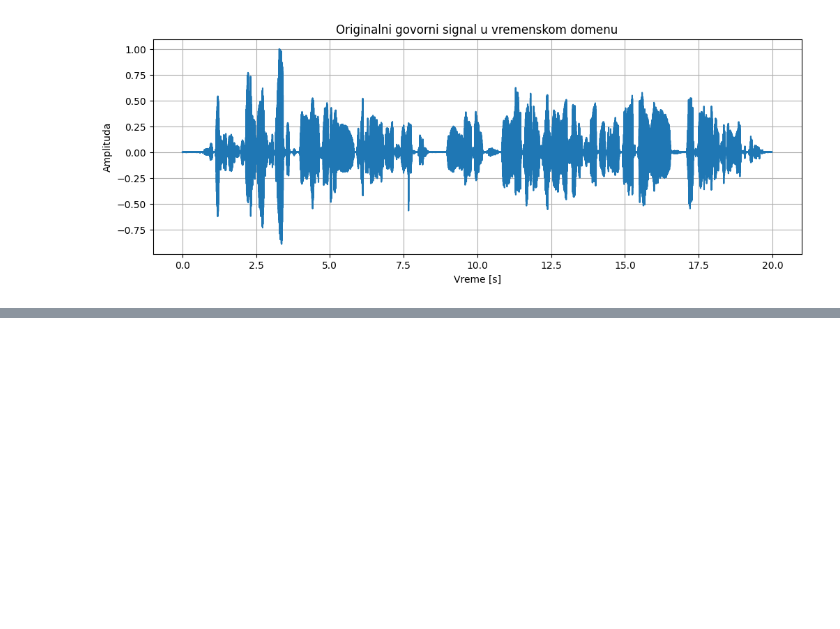
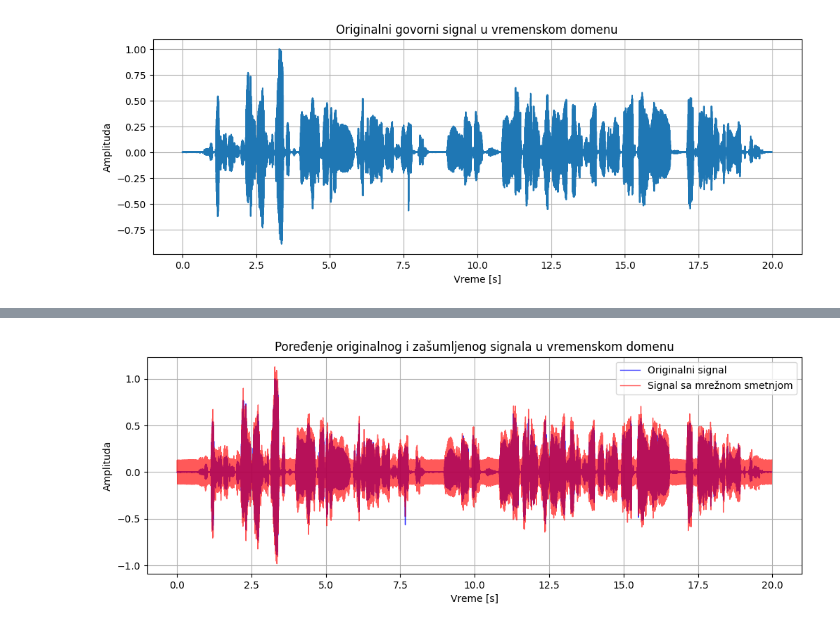
Before and after one commit to KomFi31/Fakultet, a Jupyter notebook: DSP/Obrada audio signala.ipynb, the cells around one changed output, grey strips where cells are left out. Saved outputs shown, nothing was run; the diff lists cells and outputs as text; code cells hidden in the pictures; blank space fills up the shorter version.

```diff
--- a/DSP/Obrada audio signala.ipynb
+++ b/DSP/Obrada audio signala.ipynb
@@ -122,0 +204,12 @@ plt.show()
+# %%
+plt.figure()
+plt.plot(t, x, label="Originalni signal", color="blue", alpha=0.8, linewidth=1)
+plt.plot(t, x_noisy, label="Signal sa mrežnom smetnjom", color="red", alpha=0.65, linewidth=1)
+
+plt.xlabel("Vreme [s]")
+plt.ylabel("Amplituda")
+plt.title("Poređenje originalnog i zašumljenog signala u vremenskom domenu")
+plt.legend()
+plt.show()
+# %% [output]
+[figure, added]
```
Also changed, not shown: parts of 22 cells of this notebook.
